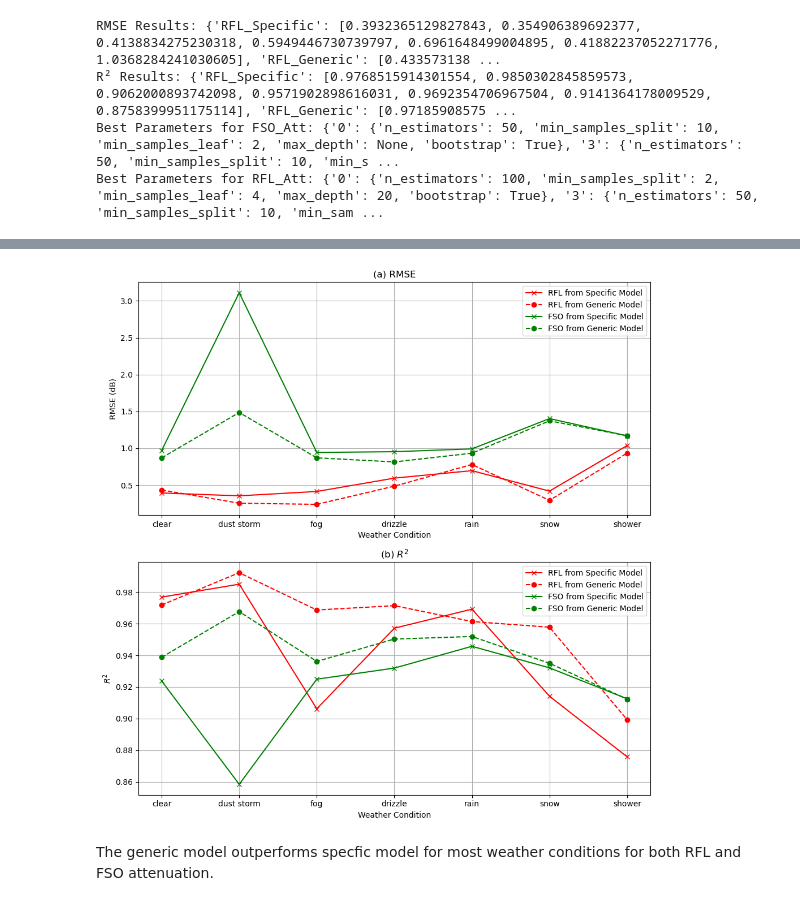
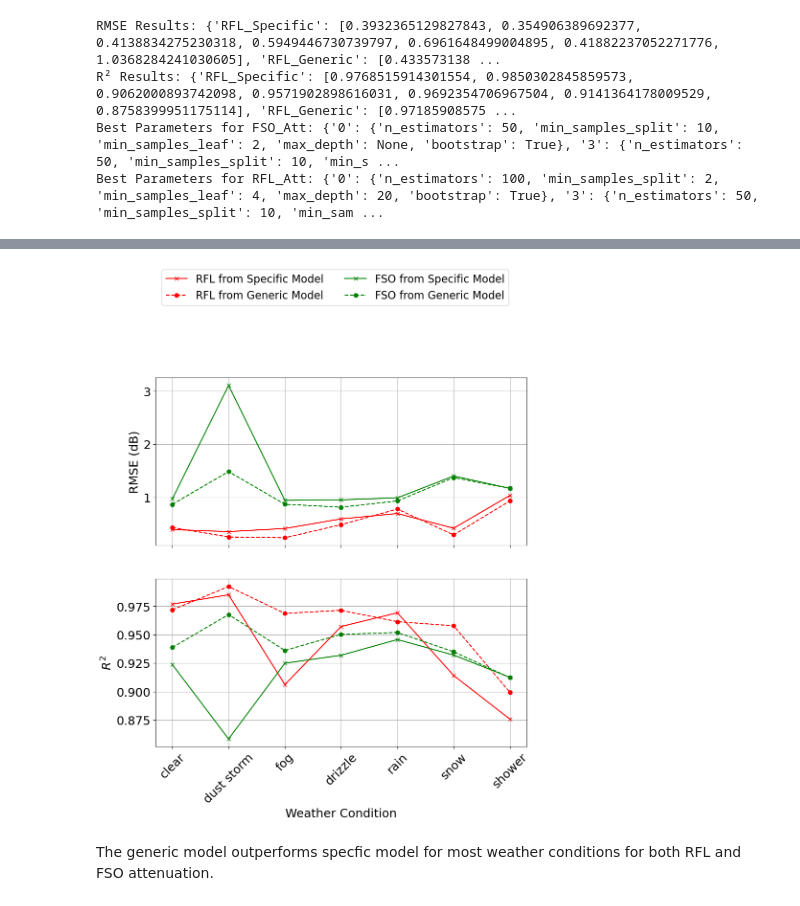
Before and after one commit to shavinkalu23/predictive_modelling_link_attenuation, a Jupyter notebook: method1.ipynb, the cells around one changed output, grey strips where cells are left out. Saved outputs shown, nothing was run; the diff lists cells and outputs as text; code cells hidden in the pictures.

```diff
--- a/method1.ipynb
+++ b/method1.ipynb
@@ -910,33 +918,33 @@ improvement_table
 # %%
 # Plot RMSE and R² results
-fig, axes = plt.subplots(2, 1, figsize=(10, 10))
+fig, axes = plt.subplots(2, 1, figsize=(10, 10), sharex=True)
 
 # RMSE plot
-axes[0].plot(synop_conditions, rmse_results['RFL_Specific'], 'r-', marker='x', label="RFL from Specific Model")
-axes[0].plot(synop_conditions, rmse_results['RFL_Generic'], 'r--', marker='o', label="RFL from Generic Model")
-axes[0].plot(synop_conditions, rmse_results['FSO_Specific'], 'g-', marker='x', label="FSO from Specific Model")
-axes[0].plot(synop_conditions, rmse_results['FSO_Generic'], 'g--', marker='o', label="FSO from Generic Model")
-axes[0].set_xlabel("Weather Condition")
+l1, = axes[0].plot(synop_conditions, rmse_results['RFL_Specific'], 'r-', marker='x', label="RFL from Specific Model")
+l2, = axes[0].plot(synop_conditions, rmse_results['RFL_Generic'], 'r--', marker='o', label="RFL from Generic Model")
+l3, = axes[0].plot(synop_conditions, rmse_results['FSO_Specific'], 'g-', marker='x', label="FSO from Specific Model")
+l4, = axes[0].plot(synop_conditions, rmse_results['FSO_Generic'], 'g--', marker='o', label="FSO from Generic Model")
 axes[0].set_ylabel("RMSE (dB)")
-axes[0].set_title("(a) RMSE")
-axes[0].legend(loc="upper right")
 axes[0].grid(True)
 
 # R² plot
-axes[1].plot(synop_conditions, r2_results['RFL_Specific'], 'r-', marker='x', label="RFL from Specific Model")
-axes[1].plot(synop_conditions, r2_results['RFL_Generic'], 'r--', marker='o', label="RFL from Generic Model")
-axes[1].plot(synop_conditions, r2_results['FSO_Specific'], 'g-', marker='x', label="FSO from Specific Model")
-axes[1].plot(synop_conditions, r2_results['FSO_Generic'], 'g--', marker='o', label="FSO from Generic Model")
+l5, = axes[1].plot(synop_conditions, r2_results['RFL_Specific'], 'r-', marker='x', label="RFL from Specific Model")
+l6, = axes[1].plot(synop_conditions, r2_results['RFL_Generic'], 'r--', marker='o', label="RFL from Generic Model")
+l7, = axes[1].plot(synop_conditions, r2_results['FSO_Specific'], 'g-', marker='x', label="FSO from Specific Model")
+l8, = axes[1].plot(synop_conditions, r2_results['FSO_Generic'], 'g--', marker='o', label="FSO from Generic Model")
 axes[1].set_xlabel("Weather Condition")
 axes[1].set_ylabel("$R^2$")
-axes[1].set_title("(b) $R^2$")
-axes[1].legend(loc="upper right")
 axes[1].grid(True)
 
-plt.tight_layout()
+# Rotate x-axis tick labels
+plt.setp(axes[1].get_xticklabels(), rotation=45)
+# Add a global legend outside the subplots
+fig.legend(handles=[l1, l2, l3, l4], loc="lower center", bbox_to_anchor=(0.5, 1.02), ncol=2, fontsize=16)
+
+
 plt.show()
 # %% [output]
-[figure, old version]
+[figure, new version]
 # %% [markdown]
 The generic model outperforms specfic model for most weather conditions for both RFL and FSO attenuation.
 # %% [markdown]
```
Also changed, not shown: parts of 12 cells of this notebook.
